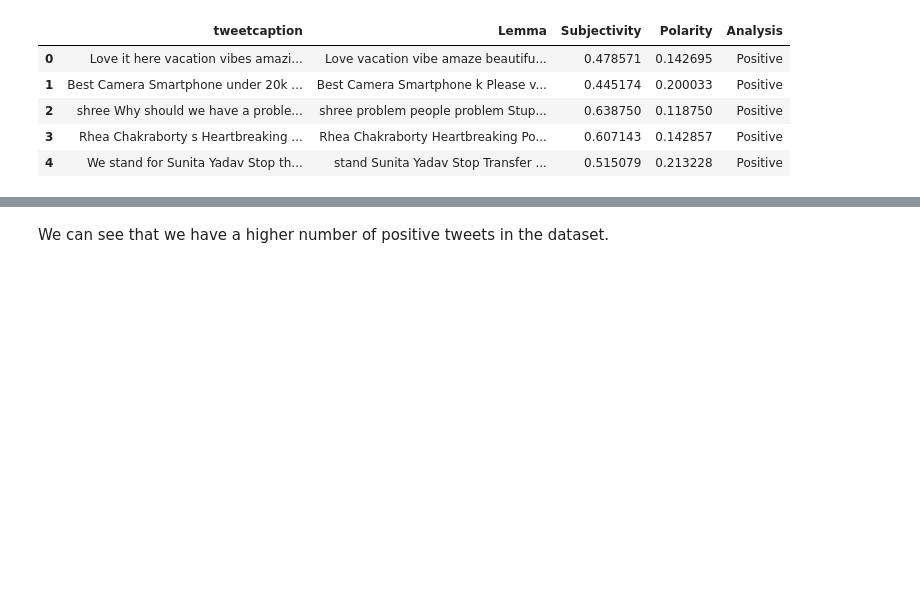
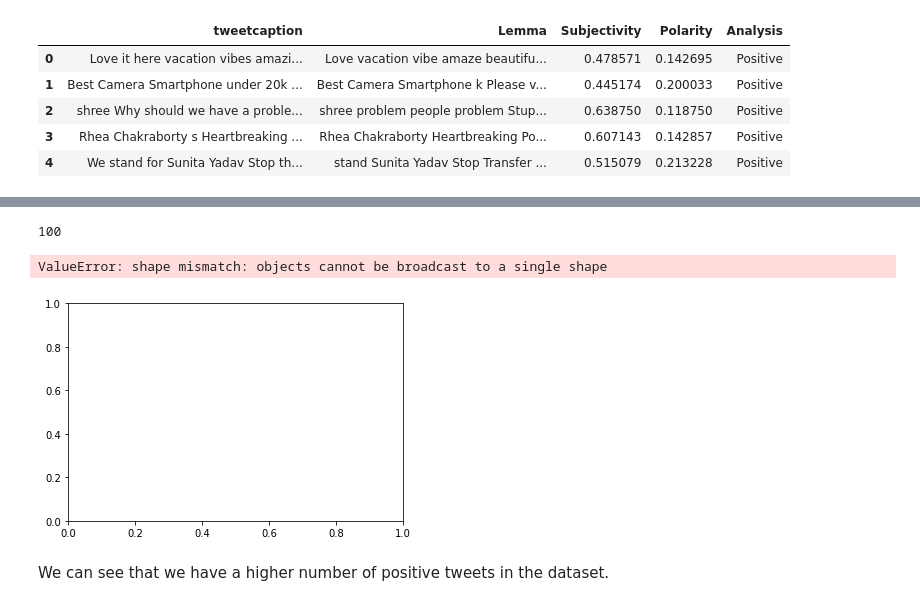
Before and after one commit to I-am-sayantan/public-sentiment-analysis-based-on-twitter-hashtags, a Jupyter notebook: CONTRIBUTION/Jupyter notebooks/Rudransh_Agrawal.ipynb, the cells around one changed output, grey strips where cells are left out. Saved outputs shown, nothing was run; the diff lists cells and outputs as text; code cells hidden in the pictures; blank space fills up the shorter version.

```diff
--- a/CONTRIBUTION/Jupyter notebooks/Rudransh_Agrawal.ipynb
+++ b/CONTRIBUTION/Jupyter notebooks/Rudransh_Agrawal.ipynb
@@ -143,6 +138,8 @@ def analysis(score):
         return 'Positive'
 # %%
 blob_data = pd.DataFrame(my_data[['tweetcaption', 'Lemma']])
+#print(blob_data)
+blob_data=blob_data[0:100]
 # %%
 blob_data['Subjectivity'] = blob_data['Lemma'].apply(getSubjectivity)
 blob_data['Polarity'] = blob_data['Lemma'].apply(getPolarity)
@@ -165,4 +162,28 @@ Negative     5675
 Name: Analysis, dtype: int64
+# %%
+import matplotlib.pyplot as plt
+
+data = {'Pos':tb_counts[0], 'Neg': tb_counts[1] }
+k=list(data.keys())
+v=list(data.values())
+
+y=blob_data.shape
+y1=print(y[0])
+y2=[ i for i in range(0,100,10)]
+#print(y2)
+y3=[20,40,60,80]
+
+plt.bar(k,v , color ='maroon',
+        width = 0.4)
+
+plt.xlabel("Scores")
+plt.ylabel("No. of tweets")
+plt.title("Statistics of tweets")
+plt.show()
+# %% [output]
+100
+ValueError: shape mismatch: objects cannot be broadcast to a single shape
+[figure, added]
 # %% [markdown]
 We can see that we have a higher number of positive tweets in the dataset.
 # %% [markdown]
```
Also changed, not shown: parts of 7 cells of this notebook.
